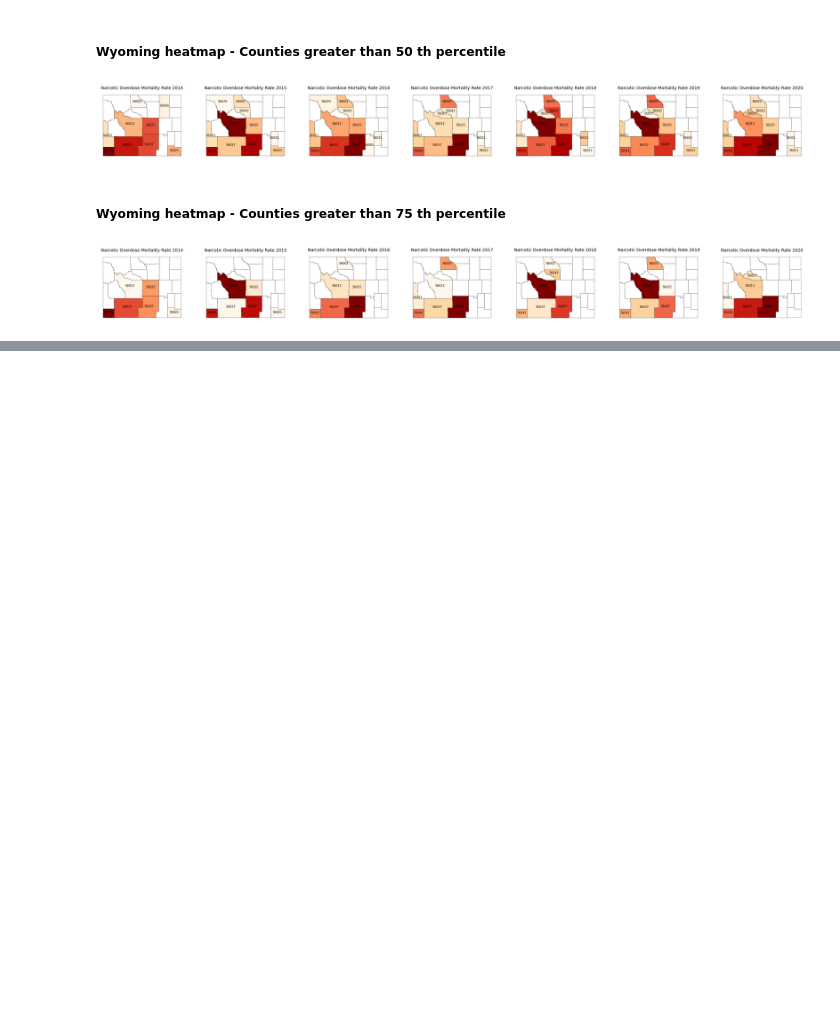
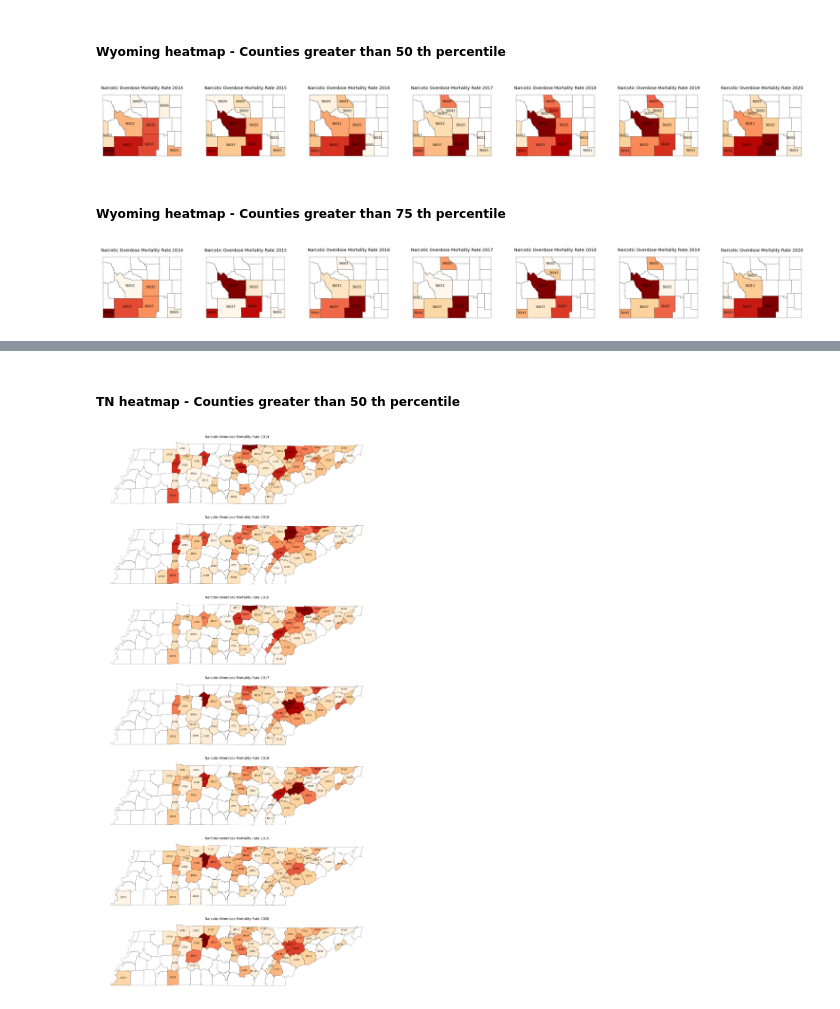
Before and after one commit to hashansl/modeling-ideas, a Jupyter notebook: overdose mapping/overdose deaths analysis.ipynb, the cells around one changed output, grey strips where cells are left out. Drawn from its saved outputs; the diff is of its cells as text; code cells hidden in the pictures; blank space fills up the shorter version.

```diff
--- a/overdose mapping/overdose deaths analysis.ipynb
+++ b/overdose mapping/overdose deaths analysis.ipynb
@@ -127,0 +146,23 @@ plt.show()
+# %% [markdown]
+##### TN heatmap - Counties greater than 50 th percentile
+# %%
+fig, ax = plt.subplots(7, 1, figsize=(30, 30))
+
+
+for i, year in enumerate(range(2014, 2021)):
+    overdose_data_tn.plot(ax=ax[i], edgecolor='black', linewidth=0.3, color="white")
+
+    temp_df = overdose_data_tn[overdose_data_tn[f'Narcotic Overdose Mortality Rate {year}'] > overdose_data_tn[f'Narcotic Overdose Mortality Rate {year}'].quantile(0.50)]
+
+    temp_df.plot(ax=ax[i], column=f"Narcotic Overdose Mortality Rate {year}", legend=False, cmap='OrRd', edgecolor='black', linewidth=0.3)
+    ax[i].set_title(f'Narcotic Overdose Mortality Rate {year}', fontsize=10)
+    ax[i].axis('off')
+
+    for idx, row in temp_df.iterrows():
+        centroid = row.geometry.centroid
+        county_name = row['GEOID']
+        ax[i].annotate(text=county_name, xy=(centroid.x, centroid.y), ha='center', fontsize=6)
+
+plt.show()
+# %% [output]
+[figure, added]
```
Also changed, not shown: parts of 6 cells of this notebook.
